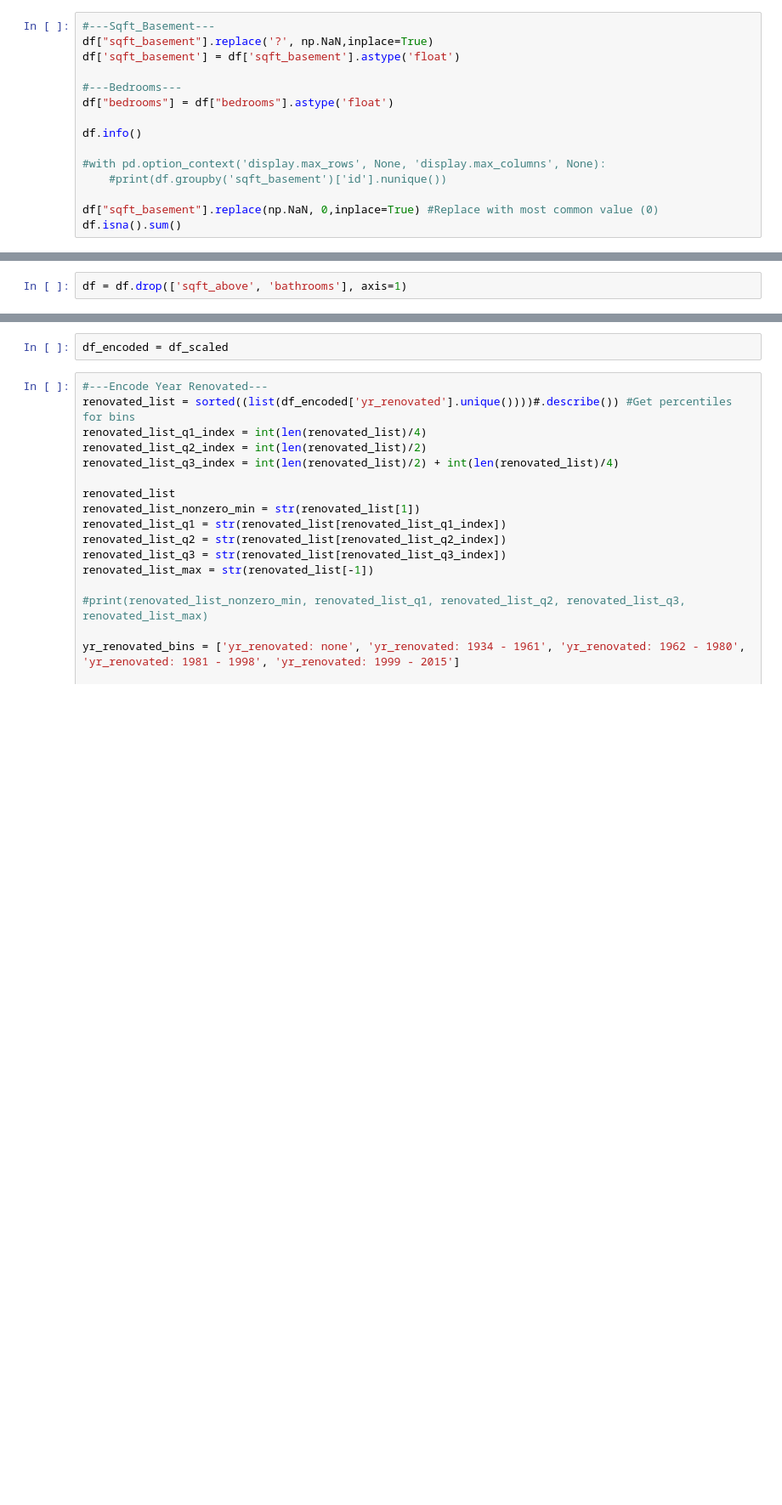
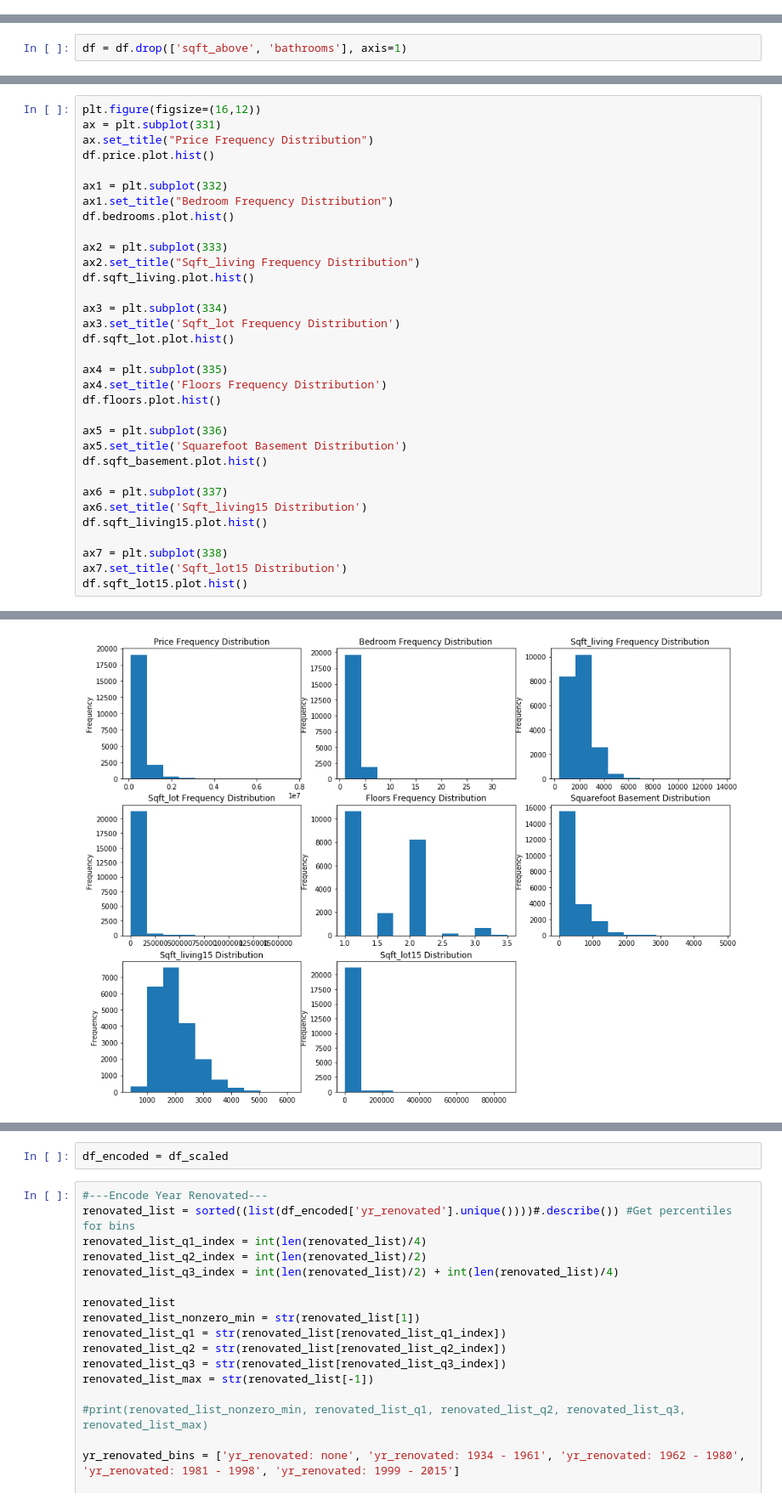
Before and after one commit to jsavory-94/dsc-1-final-project-online-ds-pt-021119, a Jupyter notebook: student.ipynb, the cells around one changed output, grey strips where cells are left out. Shown: that part at 85% size. Cells and saved outputs as stored; diff of their text form; blank space fills up the shorter version.

```diff
--- a/student.ipynb
+++ b/student.ipynb
@@ -277,18 +283,3 @@ long             0
 sqft_living15    0
 sqft_lot15       0
 dtype: int64
-# %%
-#---Sqft_Basement---
-df["sqft_basement"].replace('?', np.NaN,inplace=True)
-df['sqft_basement'] = df['sqft_basement'].astype('float')
-
-#---Bedrooms---
-df["bedrooms"] = df["bedrooms"].astype('float')
-
-df.info()
-
-#with pd.option_context('display.max_rows', None, 'display.max_columns', None):
-    #print(df.groupby('sqft_basement')['id'].nunique())
-
-df["sqft_basement"].replace(np.NaN, 0,inplace=True) #Replace with most common value (0)
-df.isna().sum()
@@ -406,0 +390,34 @@ floors_plot #Floors data is positively skewed
+# %%
+plt.figure(figsize=(16,12))
+ax = plt.subplot(331)
+ax.set_title("Price Frequency Distribution")
+df.price.plot.hist()
+
+ax1 = plt.subplot(332)
+ax1.set_title("Bedroom Frequency Distribution")
+df.bedrooms.plot.hist()
+
+ax2 = plt.subplot(333)
+ax2.set_title("Sqft_living Frequency Distribution")
+df.sqft_living.plot.hist()
+
+ax3 = plt.subplot(334)
+ax3.set_title('Sqft_lot Frequency Distribution')
+df.sqft_lot.plot.hist()
+
+ax4 = plt.subplot(335)
+ax4.set_title('Floors Frequency Distribution')
+df.floors.plot.hist()
+
+ax5 = plt.subplot(336)
+ax5.set_title('Squarefoot Basement Distribution')
+df.sqft_basement.plot.hist()
+
+ax6 = plt.subplot(337)
+ax6.set_title('Sqft_living15 Distribution')
+df.sqft_living15.plot.hist()
+
+ax7 = plt.subplot(338)
+ax7.set_title('Sqft_lot15 Distribution')
+df.sqft_lot15.plot.hist()
+# %% [output]
@@ -406,0 +425 @@ floors_plot #Floors data is positively skewed
+[figure, added]
```
Also changed, not shown: parts of 84 cells of this notebook.
